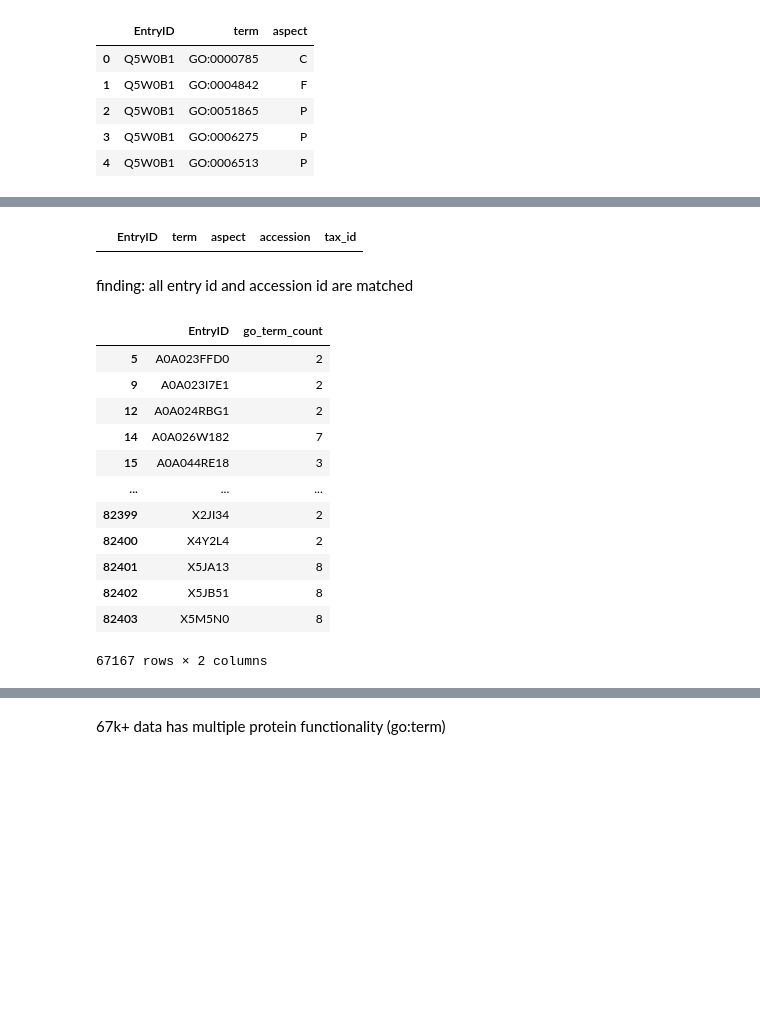
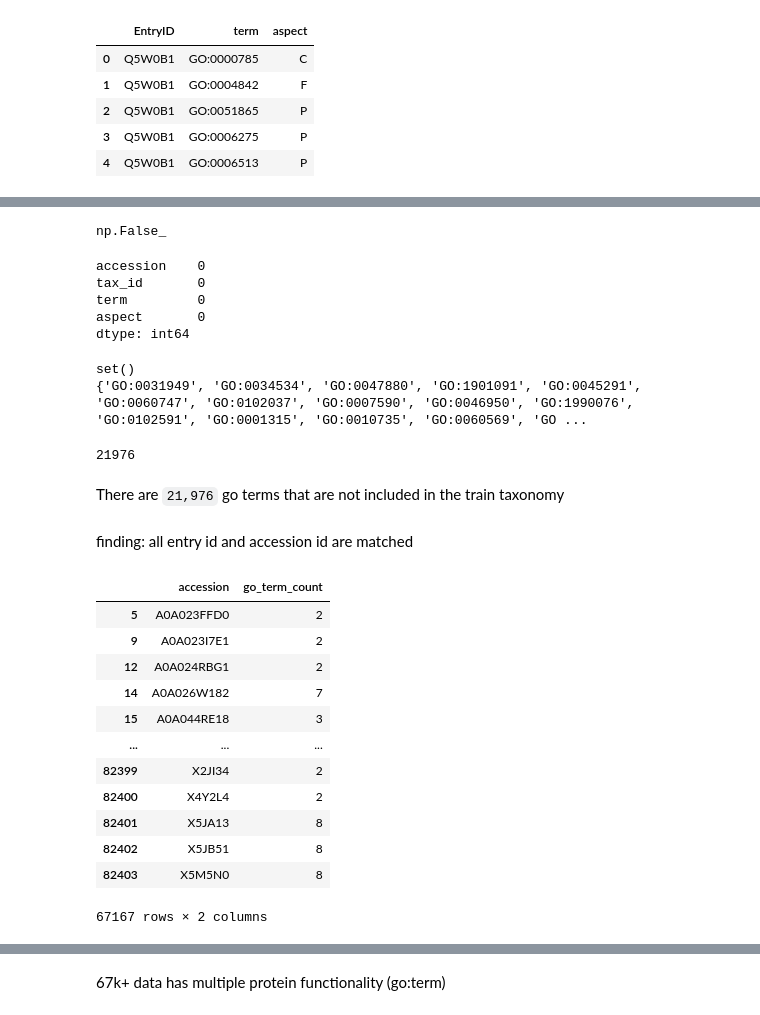
Before and after one commit to azuryne/CAFA6, a Jupyter notebook: eda.ipynb, the cells around one changed output, grey strips where cells are left out. Saved outputs shown, nothing was run; the diff lists cells and outputs as text; code cells hidden in the pictures; blank space fills up the shorter version.

```diff
--- a/eda.ipynb
+++ b/eda.ipynb
@@ -77,8 +71,8 @@ for record in SeqIO.parse("Train/train_sequences.fasta", "fasta"):
     })
 
 # Convert to DataFrame
-df = pd.DataFrame(sequences)
+sequences_df = pd.DataFrame(sequences)
 
 # Display first few rows
-print(f"Total sequences: {len(df)}")
-df.head()
+print(f"Total sequences: {len(sequences_df)}")
+sequences_df.head()
@@ -95,0 +135,3 @@ merged.head()
+# %%
+merged_taxonomy_train_terms = pd.merge(taxonomy, train_terms, left_on="accession", right_on="EntryID", how='left')
+merged_taxonomy_train_terms.head()
@@ -95,0 +158,2 @@ merged.head()
+# %%
+merged_taxonomy_train_terms.drop(columns=["EntryID"], inplace=True)
@@ -95,0 +176,3 @@ merged.head()
+# %%
+merged_train_seq = pd.merge(merged_taxonomy_train_terms, sequences_df, on="accession", how="left")
+merged_train_seq
@@ -96 +193,32 @@ merged.head()
+# %%
+merged_train_seq.isnull().values.any()
+# %% [output]
+np.False_
+# %%
+merged_taxonomy_train_terms.isnull().sum()
+# %% [output]
+accession    0
+tax_id       0
+term         0
+aspect       0
+dtype: int64
+# %%
+# Compare term identifier for ontology and merged_taxonomy_train_terms
+
+taxonomy_terms_id = set(merged_train_seq['term'].unique())
+ontology_id = set(ontology['term_id'].unique())
+
+print(taxonomy_terms_id - ontology_id)
+print(ontology_id - taxonomy_terms_id)
+# %% [output]
+set()
+{'GO:0031949', 'GO:0034534', 'GO:0047880', 'GO:1901091', 'GO:0045291', 'GO:0060747', 'GO:0102037', 'GO:0007590', 'GO:0046950', 'GO:1990076', 'GO:0102591', 'GO:0001315', 'GO:0010735', 'GO:0060569', 'GO ...
+# %%
+go_not_taxonomy = ontology_id - taxonomy_terms_id
+differences = len(go_not_taxonomy)
+print(differences)
+# %% [output]
+21976
+# %% [markdown]
+There are `21,976` go terms that are not included in the train taxonomy
 # %%
@@ -98,19 +226,14 @@ merged.to_csv("merged.csv", index=False)
-# %%
-unmatched = merged[merged['accession'].isna()]
-unmatched
-# %% [output]
-|  | EntryID | term | aspect | accession | tax_id |
 # %% [markdown]
 finding: all entry id and accession id are matched
 # %%
 # Couting if there is multiple EntryID -> has many GO: Terms
 
-count_multi = merged.groupby("EntryID")['term'].count().reset_index(name='go_term_count')
+count_multi = merged_train_seq.groupby("accession")['term'].count().reset_index(name='go_term_count')
 multi_go = count_multi[count_multi["go_term_count"] > 1]
 
 multi_go
 # %% [output]
-|  | EntryID | go_term_count |
+|  | accession | go_term_count |
 | 5 | A0A023FFD0 | 2 |
 | 9 | A0A023I7E1 | 2 |
 | 12 | A0A024RBG1 | 2 |
```
Also changed, not shown: parts of 32 cells of this notebook, 1 other file.
